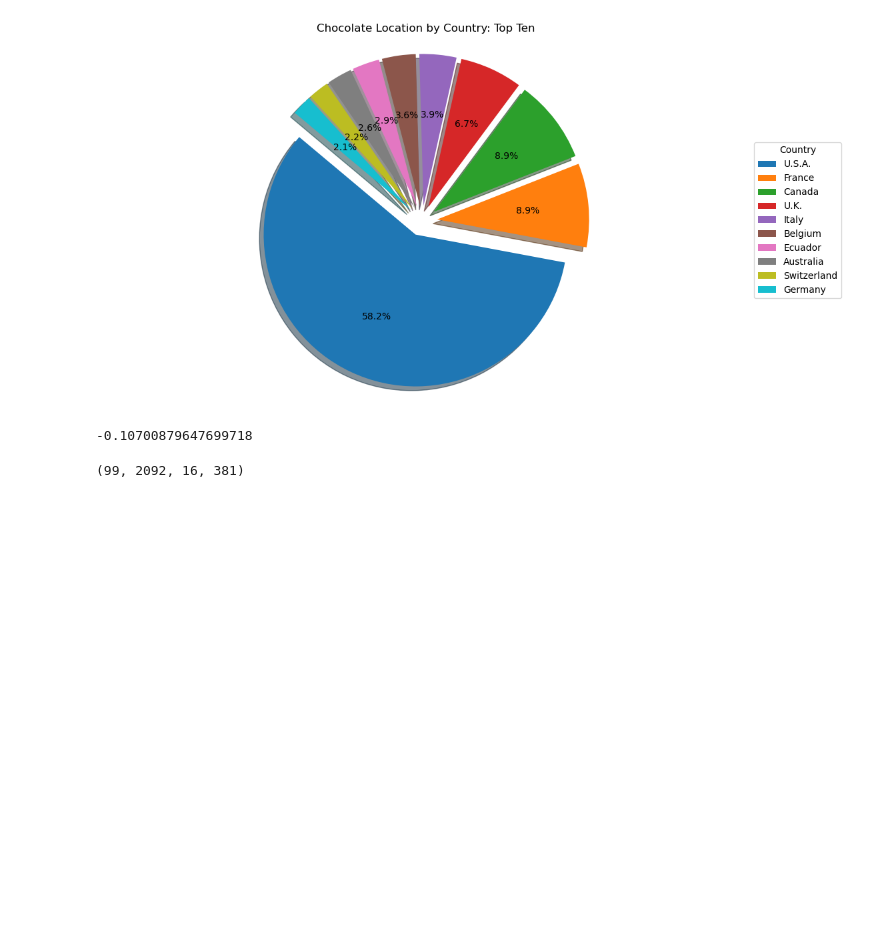
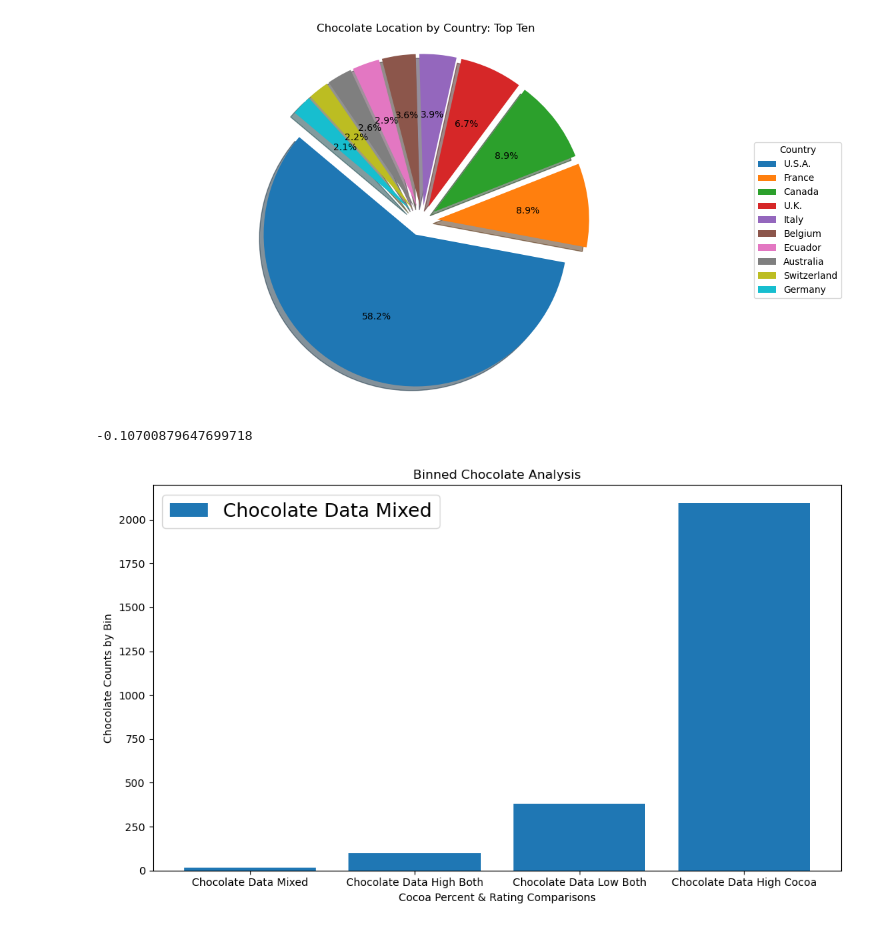
Before and after one commit to mbrann2/Chocolate-, a Jupyter notebook: notebooks/chocolate.ipynb, the cells around one changed output. Cells and saved outputs as stored; diff of their text form; code cells hidden in the pictures; blank space fills up the shorter version.

Commit message:
Comparison Bar Graph.

```diff
--- a/notebooks/chocolate.ipynb
+++ b/notebooks/chocolate.ipynb
@@ -96,13 +96,29 @@ correlation
 # %%
 def cocoa_percent_and_rating(choco_df):
     chocolate_data_high_both = choco_df[(choco_df['Cocoa Percentage as Float'] >= 0.70) & (choco_df['Rating'] >= 4.00)].shape[0]
-    chocolate_data_high_cocoa = chocolate_data[(chocolate_data['Cocoa Percentage as Float'] >= 0.70) & (chocolate_data['Rating'] < 4.00)].shape[0]
-    chocolate_data_mixed = chocolate_data[(chocolate_data['Cocoa Percentage as Float'] < 0.70) & (chocolate_data['Rating'] >= 4.00)].shape[0]
-    chocolate_data_low_both = chocolate_data[(chocolate_data['Cocoa Percentage as Float'] < 0.70) & (chocolate_data['Rating'] < 4.00)].shape[0]
-    return chocolate_data_high_both, chocolate_data_high_cocoa, chocolate_data_mixed, chocolate_data_low_both
+    chocolate_data_high_cocoa = choco_df[(choco_df['Cocoa Percentage as Float'] >= 0.70) & (choco_df['Rating'] < 4.00)].shape[0]
+    chocolate_data_mixed = choco_df[(choco_df['Cocoa Percentage as Float'] < 0.70) & (choco_df['Rating'] >= 4.00)].shape[0]
+    chocolate_data_low_both = choco_df[(choco_df['Cocoa Percentage as Float'] < 0.70) & (choco_df['Rating'] < 4.00)].shape[0]
+    return {"Chocolate Data High Both":chocolate_data_high_both, "Chocolate Data High Cocoa":chocolate_data_high_cocoa,"Chocolate Data Mixed":chocolate_data_mixed, "Chocolate Data Low Both":chocolate_data_low_both}
 
+# def sort_cocoa_data()
 cocoa_and_rating_comparison = cocoa_percent_and_rating(chocolate_data)
-cocoa_and_rating_comparison
-# cocoa_data_high_both[['Rating' , 'Cocoa Percent']]
+cocoa_and_rating_comparison_sorted = dict(sorted(cocoa_and_rating_comparison.items(), key=lambda item: item[1]))
+
+
+
+fig, ax = plt.subplots(figsize = (10,6))
+
+cocoa_bins = list(cocoa_and_rating_comparison_sorted.keys())
+cocoa_bin_counts = list(cocoa_and_rating_comparison_sorted.values())
+
+plt.bar(range(len(cocoa_and_rating_comparison_sorted)), cocoa_bin_counts, tick_label=cocoa_bins, align = 'center')
+
+ax.set_title("Binned Chocolate Analysis")
+ax.set_ylabel("Chocolate Counts by Bin")
+ax.set_xlabel("Cocoa Percent & Rating Comparisons")
+ax.legend(cocoa_and_rating_comparison_sorted, prop={'size': 18})
+fig.tight_layout()
+plt.show()
 # %% [output]
-(99, 2092, 16, 381)
+[figure, added]
```
